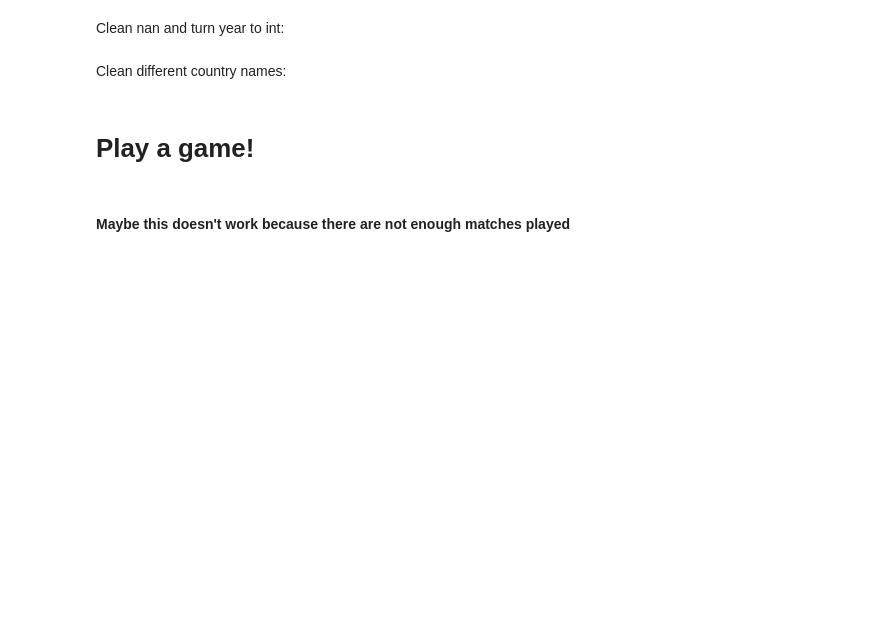
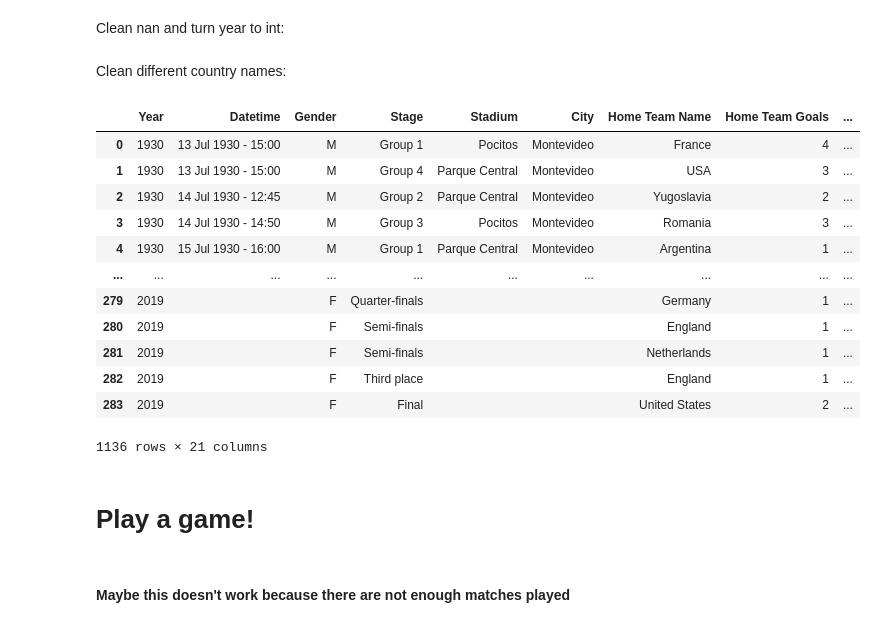
Before and after one commit to soniameller/equality-worldcup, a Jupyter notebook: resources/world-cup-matches/worldcup-results.ipynb, the cells around one changed output. Drawn from its saved outputs; the diff is of its cells as text; code cells hidden in the pictures; blank space fills up the shorter version.

```diff
--- a/resources/world-cup-matches/worldcup-results.ipynb
+++ b/resources/world-cup-matches/worldcup-results.ipynb
@@ -112,6 +111,21 @@ Clean different country names:
 # %%
 world_cup_results['Home Team Name'] = world_cup_results['Home Team Name'].apply(lambda x : 'Germany' if (x == 'German DR' or x == 'Germany FR') else x )
 world_cup_results['Home Team Name'] = world_cup_results['Home Team Name'].apply(lambda x : 'Iran' if (x == 'IR Iran') else x )
+world_cup_results
+# %% [output]
+|  | Year | Datetime | Gender | Stage | Stadium | City | Home Team Name | Home Team Goals | ... |
+| 0 | 1930 | 13 Jul 1930 - 15:00 | M | Group 1 | Pocitos | Montevideo | France | 4 | ... |
+| 1 | 1930 | 13 Jul 1930 - 15:00 | M | Group 4 | Parque Central | Montevideo | USA | 3 | ... |
+| 2 | 1930 | 14 Jul 1930 - 12:45 | M | Group 2 | Parque Central | Montevideo | Yugoslavia | 2 | ... |
+| 3 | 1930 | 14 Jul 1930 - 14:50 | M | Group 3 | Pocitos | Montevideo | Romania | 3 | ... |
+| 4 | 1930 | 15 Jul 1930 - 16:00 | M | Group 1 | Parque Central | Montevideo | Argentina | 1 | ... |
+| ... | ... | ... | ... | ... | ... | ... | ... | ... | ... |
+| 279 | 2019 |  | F | Quarter-finals |  |  | Germany | 1 | ... |
+| 280 | 2019 |  | F | Semi-finals |  |  | England | 1 | ... |
+| 281 | 2019 |  | F | Semi-finals |  |  | Netherlands | 1 | ... |
+| 282 | 2019 |  | F | Third place |  |  | England | 1 | ... |
+| 283 | 2019 |  | F | Final |  |  | United States | 2 | ... |
+1136 rows × 21 columns
 # %% [markdown]
 # Play a game!
 # %%
```
Also changed, not shown: parts of 15 cells of this notebook, 8 other files.
